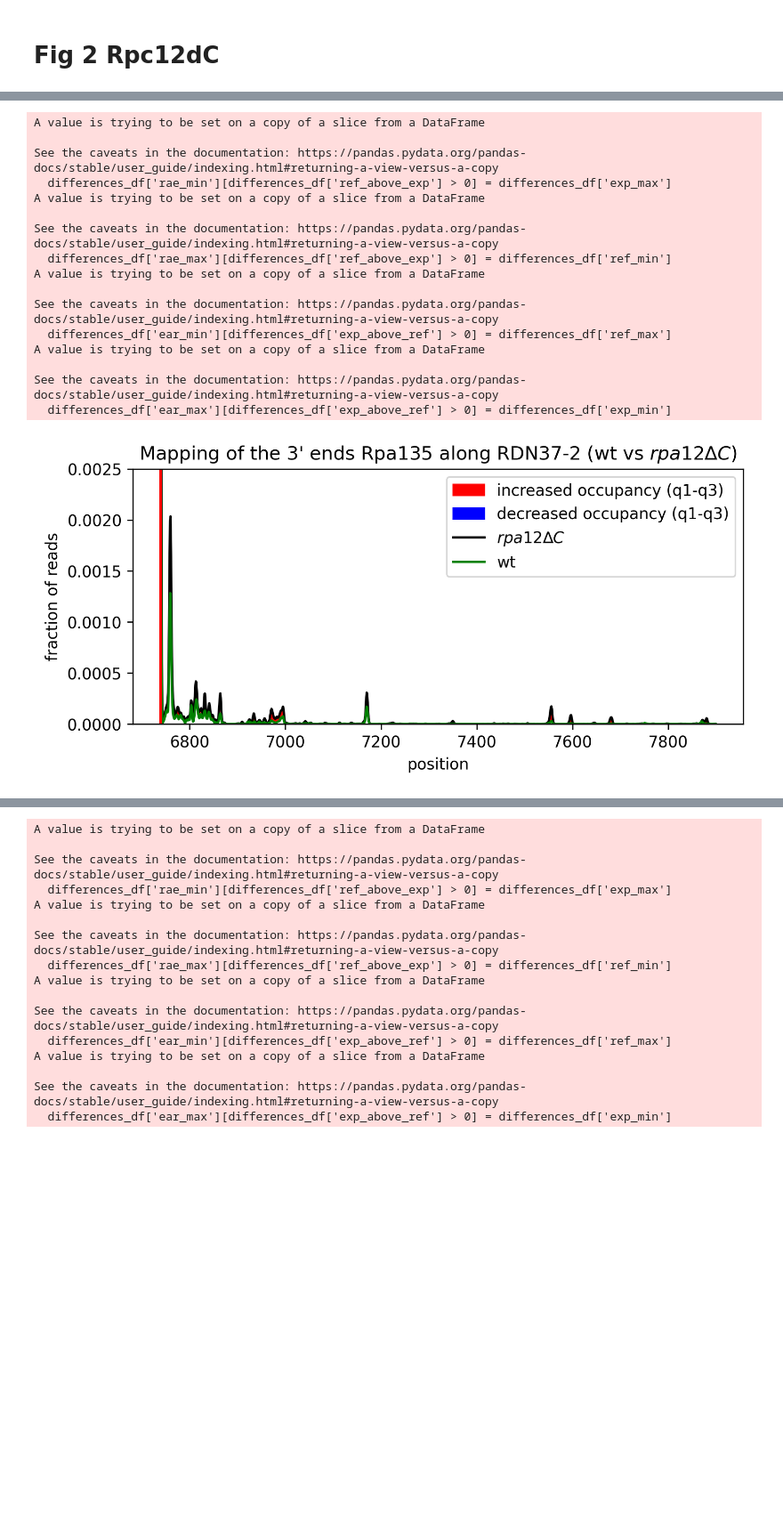
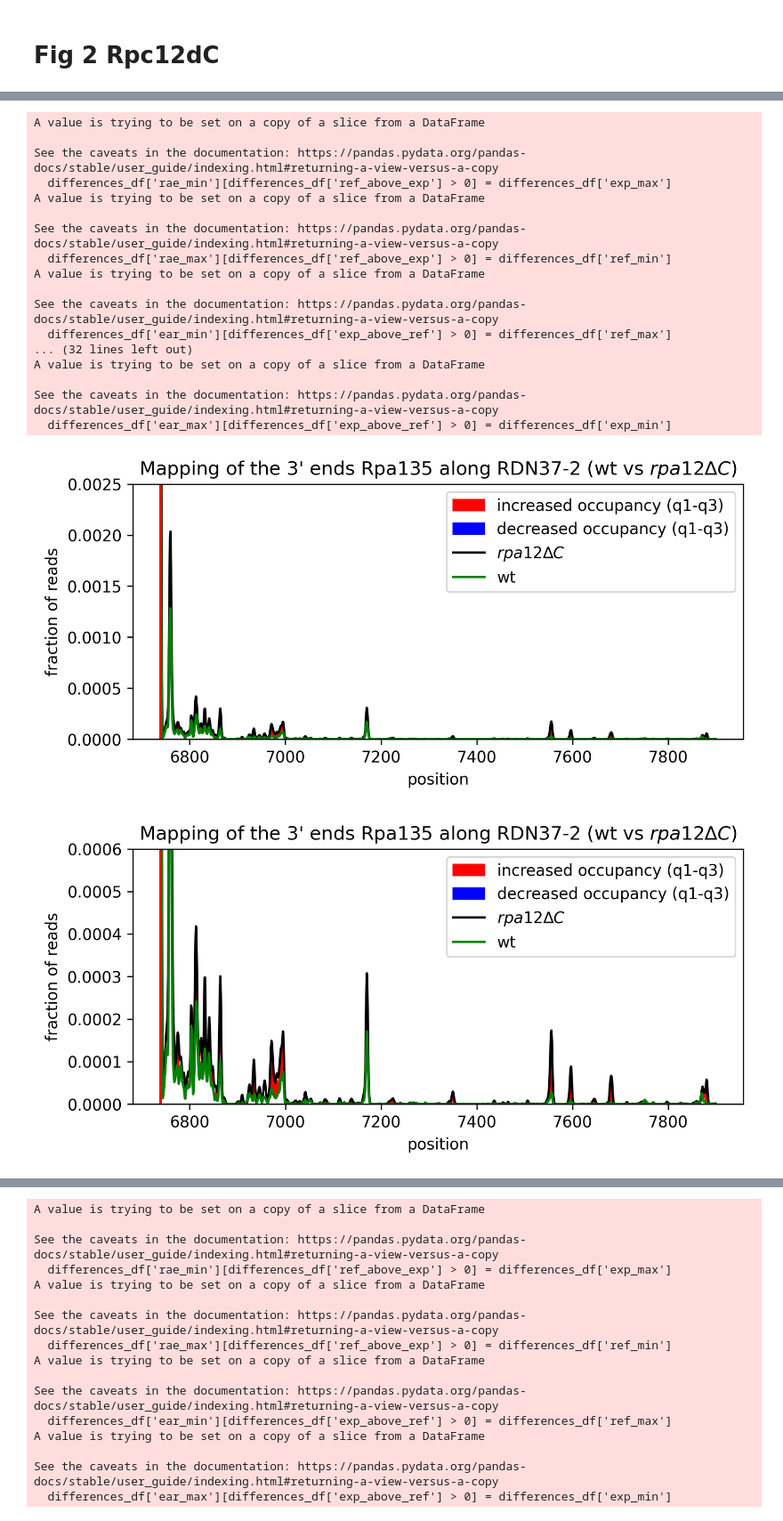
Before and after one commit to tturowski/Pol1_termination_MS, a Jupyter notebook: 05_notebooks/Fig_2_Rpa12dC.ipynb, the cells around one changed output, grey strips where cells are left out. Shown at 89% size. Saved outputs shown, nothing was run; the diff lists cells and outputs as text; code cells hidden in the pictures; blank space fills up the shorter version.

```diff
--- a/05_notebooks/Fig_2_Rpa12dC.ipynb
+++ b/05_notebooks/Fig_2_Rpa12dC.ipynb
@@ -181,40 +181,42 @@ def plot_diff2(ref, dataset=pd.DataFrame(), ranges='mm', label1="reference", lab
     if fname:
         plt.savefig(fname=fname,dpi=dpi,format='png',bbox_inches='tight')
     else:
         plt.show()
 
 plot_diff2(ref=df11_Rpa135_wt_3end, dataset=df12_Rpa135_rpa12d_3end,figsize=(7,3),label1="wt",label2="$\it{rpa12∆C}$",
                            title="Mapping of the 3' ends Rpa135 along RDN37-2 (wt vs $\it{rpa12∆C}$)",plot_ranges=False,
                            dpi=300,offset=1300, ylim=(0,0.0025),ranges='qq',
                            h_lines=[i-300 for i in cleavage_sites.values()],
                            start=start, stop=stop, fname='Fig_2E.png')
 
-# tt.plotting.plot_diff(ref=df11_Rpa135_wt_3end, dataset=df12_Rpa135_rpa12d_3end,figsize=(7,3),label1="wt",label2="$\it{rpa12∆C}$",
-#                            title="Mapping of the 3' ends Rpa135 along RDN37-2 (wt vs $\it{rpa12∆C}$)",plot_ranges=False,
-#                            dpi=300,offset=1300, ylim=(0,0.0006),ranges='qq',
-#                            h_lines=[i-300 for i in cleavage_sites.values()],
-#                            start=start, stop=stop, fname='Fig_2Ev2.png')
+tt.plotting.plot_diff(ref=df11_Rpa135_wt_3end, dataset=df12_Rpa135_rpa12d_3end,figsize=(7,3),label1="wt",label2="$\it{rpa12∆C}$",
+                           title="Mapping of the 3' ends Rpa135 along RDN37-2 (wt vs $\it{rpa12∆C}$)",plot_ranges=False,
+                           dpi=300,offset=1300, ylim=(0,0.0006),ranges='qq',
+                           h_lines=[i-300 for i in cleavage_sites.values()],
+                           start=start, stop=stop, fname='Fig_2Ev2.png')
 
-# tt.plotting.plot_diff(ref=df11_Rpa135_wt_3end, dataset=df12_Rpa135_rpa12d_3end,figsize=(7,3),label1="wt",label2="$\it{rpa12∆C}$",
-#                            title="Mapping of the 3' ends Rpa135 along RDN37-2 (wt vs $\it{rpa12∆C}$)",plot_ranges=False,
-#                            dpi=300,offset=1300, ylim=(0,0.00003),ranges='qq',
-#                            h_lines=[i-300 for i in cleavage_sites.values()],
-#                            start=1300+7020, stop=stop, fname='Fig_S2E.png')
+tt.plotting.plot_diff(ref=df11_Rpa135_wt_3end, dataset=df12_Rpa135_rpa12d_3end,figsize=(7,3),label1="wt",label2="$\it{rpa12∆C}$",
+                           title="Mapping of the 3' ends Rpa135 along RDN37-2 (wt vs $\it{rpa12∆C}$)",plot_ranges=False,
+                           dpi=300,offset=1300, ylim=(0,0.00003),ranges='qq',
+                           h_lines=[i-300 for i in cleavage_sites.values()],
+                           start=1300+7020, stop=stop, fname='Fig_S2D.png')
 # %% [output]
 A value is trying to be set on a copy of a slice from a DataFrame
 
 See the caveats in the documentation: https://pandas.pydata.org/pandas-docs/stable/user_guide/indexing.html#returning-a-view-versus-a-copy
   differences_df['rae_min'][differences_df['ref_above_exp'] > 0] = differences_df['exp_max']
 A value is trying to be set on a copy of a slice from a DataFrame
 
 See the caveats in the documentation: https://pandas.pydata.org/pandas-docs/stable/user_guide/indexing.html#returning-a-view-versus-a-copy
   differences_df['rae_max'][differences_df['ref_above_exp'] > 0] = differences_df['ref_min']
 A value is trying to be set on a copy of a slice from a DataFrame
 
 See the caveats in the documentation: https://pandas.pydata.org/pandas-docs/stable/user_guide/indexing.html#returning-a-view-versus-a-copy
   differences_df['ear_min'][differences_df['exp_above_ref'] > 0] = differences_df['ref_max']
+... (32 lines left out)
 A value is trying to be set on a copy of a slice from a DataFrame
 
 See the caveats in the documentation: https://pandas.pydata.org/pandas-docs/stable/user_guide/indexing.html#returning-a-view-versus-a-copy
   differences_df['ear_max'][differences_df['exp_above_ref'] > 0] = differences_df['exp_min']
 [figure]
+[figure, added]
```
Also changed, not shown: parts of 3 cells of this notebook, 4 other files.
